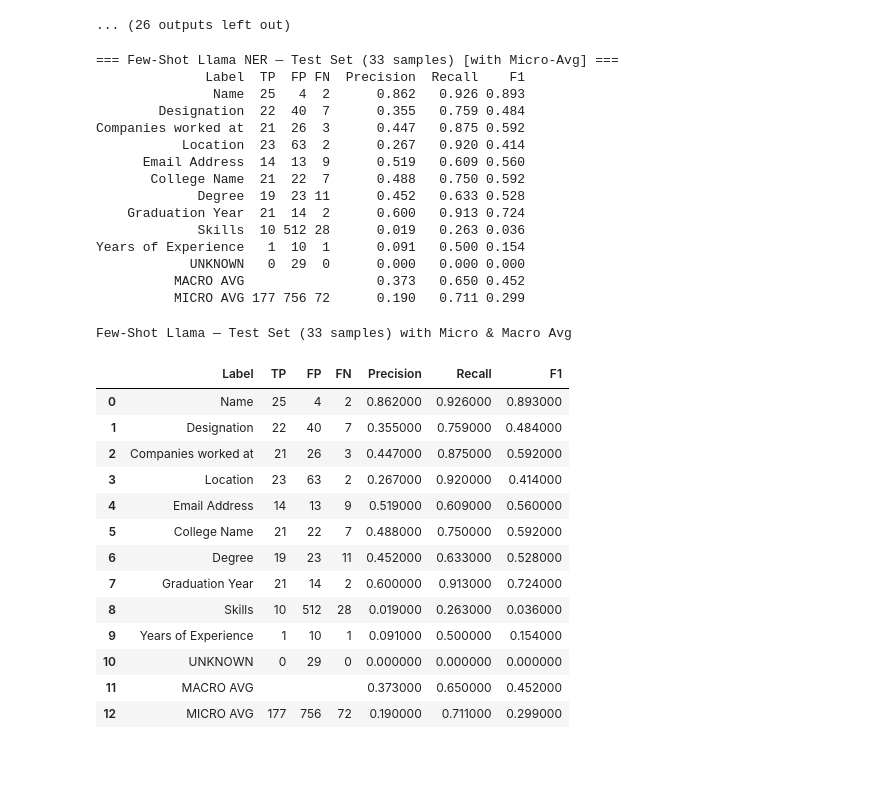
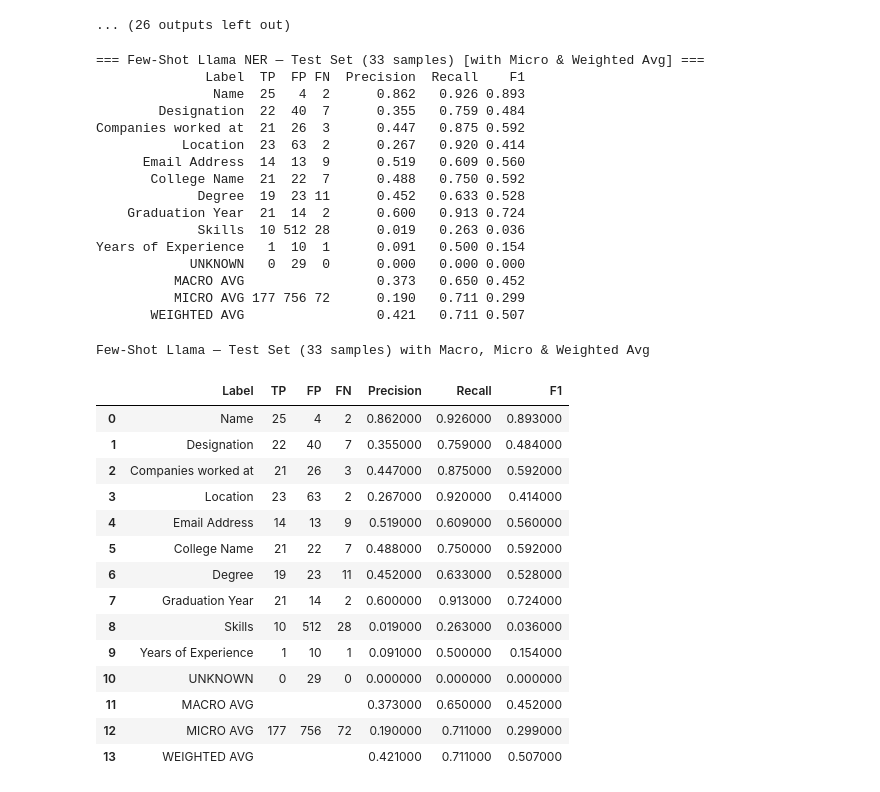
Before and after one commit to michellaprojects/nlp-ner, a Jupyter notebook: notebooks/Modelling/llama_few_shot.ipynb, the cells around one changed output. Drawn from its saved outputs; the diff is of its cells as text; code cells hidden in the pictures; blank space fills up the shorter version.

Commit message:
add micro avg

```diff
--- a/notebooks/Modelling/llama_few_shot.ipynb
+++ b/notebooks/Modelling/llama_few_shot.ipynb
@@ -380,7 +380,12 @@ micro_precision = total_tp / (total_tp + total_fp) if (total_tp + total_fp) > 0
 micro_recall = total_tp / (total_tp + total_fn) if (total_tp + total_fn) > 0 else 0.0
 micro_f1 = 2 * micro_precision * micro_recall / (micro_precision + micro_recall) if (micro_precision + micro_recall) > 0 else 0.0
 
-# Create updated dataframe with both MACRO and MICRO averages
+weighted_support = df_with_micro['TP'].astype(float) + df_with_micro['FN'].astype(float)
+weighted_precision = (df_with_micro['Precision'].astype(float) * weighted_support).sum() / weighted_support.sum() if weighted_support.sum() > 0 else 0.0
+weighted_recall = (df_with_micro['Recall'].astype(float) * weighted_support).sum() / weighted_support.sum() if weighted_support.sum() > 0 else 0.0
+weighted_f1 = (df_with_micro['F1'].astype(float) * weighted_support).sum() / weighted_support.sum() if weighted_support.sum() > 0 else 0.0
+
+# Create updated dataframe with MACRO, MICRO, and WEIGHTED averages
 df_final = pd.concat([
     df_with_micro,
     pd.DataFrame([{
@@ -399,10 +404,18 @@ df_final = pd.concat([
         'Precision': round(micro_precision, 3),
         'Recall': round(micro_recall, 3),
         'F1': round(micro_f1, 3)
+    }, {
+        'Label': 'WEIGHTED AVG',
+        'TP': '',
+        'FP': '',
+        'FN': '',
+        'Precision': round(weighted_precision, 3),
+        'Recall': round(weighted_recall, 3),
+        'F1': round(weighted_f1, 3)
     }])
 ], ignore_index=True)
 
-print(f'=== Few-Shot Llama NER — Test Set ({len(idx_test)} samples) [with Micro-Avg] ===')
+print(f'=== Few-Shot Llama NER — Test Set ({len(idx_test)} samples) [with Micro & Weighted Avg] ===')
 print(df_final.to_string(index=False))
 
 try:
@@ -411,39 +424,41 @@ try:
         .highlight_max(subset=['F1'], color='lightgreen')
         .highlight_min(subset=['F1'], color="#c35757")
         .set_caption(
-            f'Few-Shot Llama — Test Set ({len(idx_test)} samples) with Micro & Macro Avg'
+            f'Few-Shot Llama — Test Set ({len(idx_test)} samples) with Macro, Micro & Weighted Avg'
         )
     )
 except Exception:
     pass
 # %% [output]
-=== Few-Shot Llama NER — Test Set (33 samples) [with Micro-Avg] ===
+=== Few-Shot Llama NER — Test Set (33 samples) [with Micro & Weighted Avg] ===
               Label  TP  FP FN  Precision  Recall    F1
                Name  25   4  2      0.862   0.926 0.893
         Designation  22  40  7      0.355   0.759 0.484
 Companies worked at  21  26  3      0.447   0.875 0.592
            Location  23  63  2      0.267   0.920 0.414
       Email Address  14  13  9      0.519   0.609 0.560
        College Name  21  22  7      0.488   0.750 0.592
              Degree  19  23 11      0.452   0.633 0.528
     Graduation Year  21  14  2      0.600   0.913 0.724
              Skills  10 512 28      0.019   0.263 0.036
 Years of Experience   1  10  1      0.091   0.500 0.154
             UNKNOWN   0  29  0      0.000   0.000 0.000
           MACRO AVG                 0.373   0.650 0.452
           MICRO AVG 177 756 72      0.190   0.711 0.299
+       WEIGHTED AVG                 0.421   0.711 0.507
-Few-Shot Llama — Test Set (33 samples) with Micro & Macro Avg
+Few-Shot Llama — Test Set (33 samples) with Macro, Micro & Weighted Avg
 |  | Label | TP | FP | FN | Precision | Recall | F1 |
 | 0 | Name | 25 | 4 | 2 | 0.862000 | 0.926000 | 0.893000 |
 | 1 | Designation | 22 | 40 | 7 | 0.355000 | 0.759000 | 0.484000 |
 | 2 | Companies worked at | 21 | 26 | 3 | 0.447000 | 0.875000 | 0.592000 |
 | 3 | Location | 23 | 63 | 2 | 0.267000 | 0.920000 | 0.414000 |
 | 4 | Email Address | 14 | 13 | 9 | 0.519000 | 0.609000 | 0.560000 |
 | 5 | College Name | 21 | 22 | 7 | 0.488000 | 0.750000 | 0.592000 |
 | 6 | Degree | 19 | 23 | 11 | 0.452000 | 0.633000 | 0.528000 |
 | 7 | Graduation Year | 21 | 14 | 2 | 0.600000 | 0.913000 | 0.724000 |
 | 8 | Skills | 10 | 512 | 28 | 0.019000 | 0.263000 | 0.036000 |
 | 9 | Years of Experience | 1 | 10 | 1 | 0.091000 | 0.500000 | 0.154000 |
 | 10 | UNKNOWN | 0 | 29 | 0 | 0.000000 | 0.000000 | 0.000000 |
 | 11 | MACRO AVG |  |  |  | 0.373000 | 0.650000 | 0.452000 |
 | 12 | MICRO AVG | 177 | 756 | 72 | 0.190000 | 0.711000 | 0.299000 |
+| 13 | WEIGHTED AVG |  |  |  | 0.421000 | 0.711000 | 0.507000 |
```
